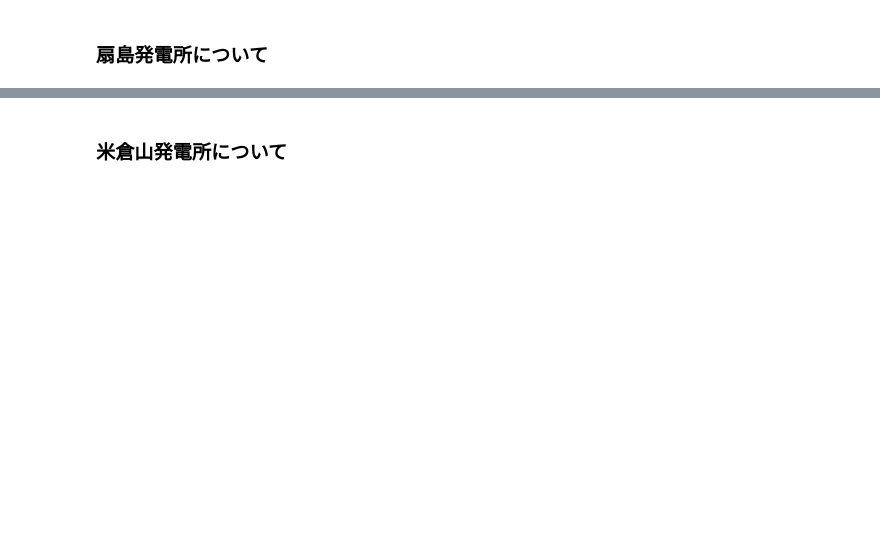
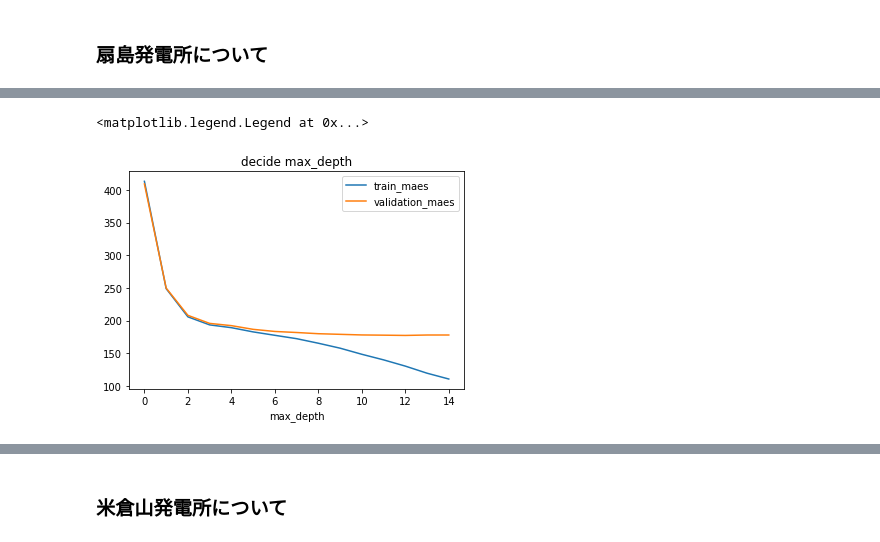
Before and after one commit to gciteam6/predict_amd, a Jupyter notebook: simple_blending.ipynb, the cells around one changed output, grey strips where cells are left out. Saved outputs shown, nothing was run; the diff lists cells and outputs as text; code cells hidden in the pictures; blank space fills up the shorter version.

```diff
--- a/simple_blending.ipynb
+++ b/simple_blending.ipynb
@@ -137,6 +174,10 @@ train_prediction['datetime'] = train_prediction['datetime'].map(lambda x : pd.to
 # いろんなモデルの予測値の集合(ほんちゃん)
 test_prediction = pd.read_csv("data/predicted_data/predict_SOLA0"+str(target_place)+".tsv", delimiter="\t")
 test_prediction['datetime'] = test_prediction['datetime'].map(lambda x : pd.to_datetime(x))
+# %%
+# 月, 時間の情報を加える
+train_prediction = add_time_sincos(train_prediction)
+test_prediction = add_time_sincos(test_prediction)
 # %%
 test_prediction.columns
 # %% [output]
@@ -170,6 +205,27 @@ X_test = np.array(test_prediction.drop(["datetime"], axis=1))
 X, Y = drop_nan(X, Y)
 # %%
 X_train, X_val, Y_train, Y_val = train_test_split(X, Y, test_size=int((X.shape[0] * 0.3)))
+# %%
+train_maes = []
+val_maes = []
+for i in range(15):
+    rf = RandomForestRegressor(n_estimators = n_estimators, max_depth = i+1, max_features=max_features)
+    rf.fit(X_train, Y_train)
+    Y_train_pred = rf.predict(X_train)
+    Y_val_pred = rf.predict(X_val)
+    train_maes.append(np.abs(Y_train_pred - Y_train).mean())
+    val_maes.append(np.abs(Y_val_pred - Y_val).mean())
+#     print("train_mae : ", np.abs(Y_train_pred - Y_train).mean())
+#     print("val_mae : ", np.abs(Y_val_pred - Y_val).mean())
+# %%
+plt.plot(train_maes, label="train_maes")
+plt.plot(val_maes, label="validation_maes")
+plt.xlabel("max_depth")
+plt.title("decide max_depth")
+plt.legend()
+# %% [output]
+<matplotlib.legend.Legend at 0x...>
+[figure, added]
 # %%
 # ランダムフォレストリグレッサー
 rf = RandomForestRegressor(n_estimators = n_estimators, max_depth = max_depth, max_features=max_features)
```
Also changed, not shown: parts of 14 cells of this notebook.
